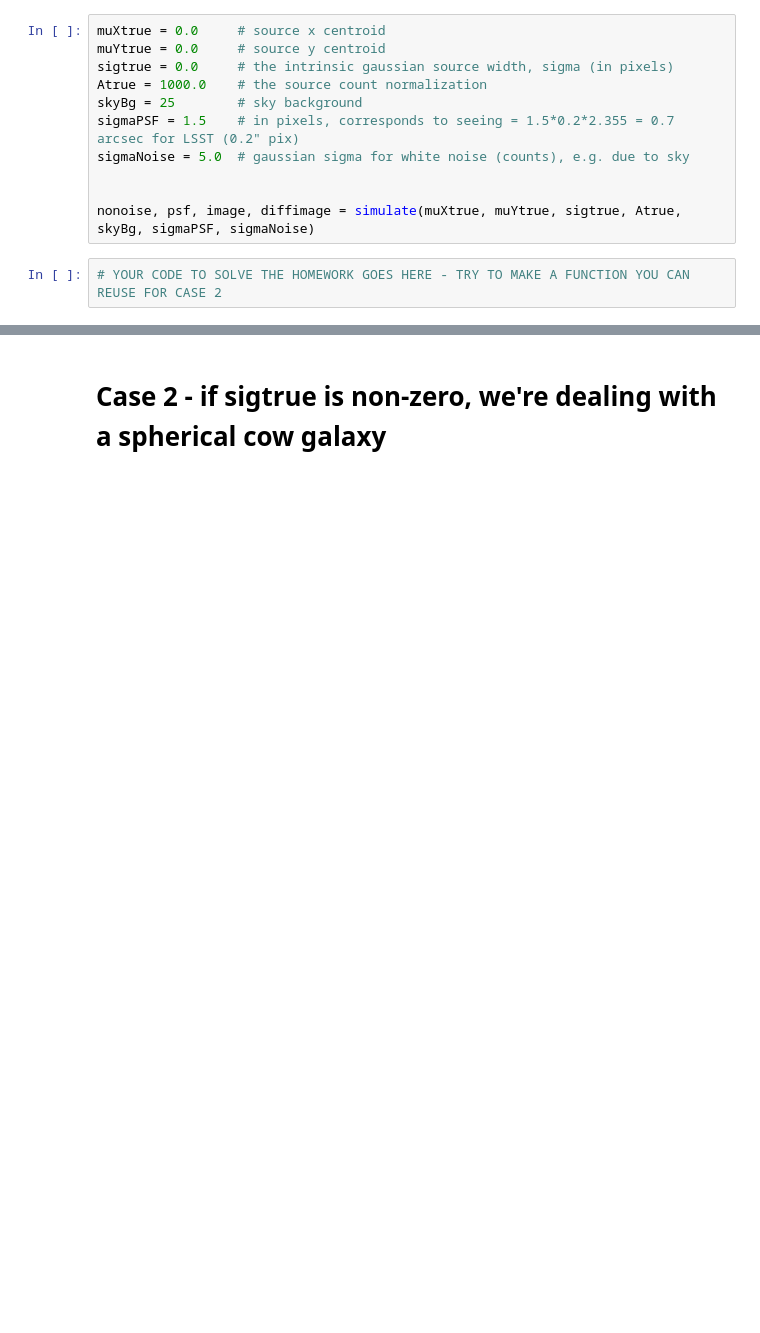
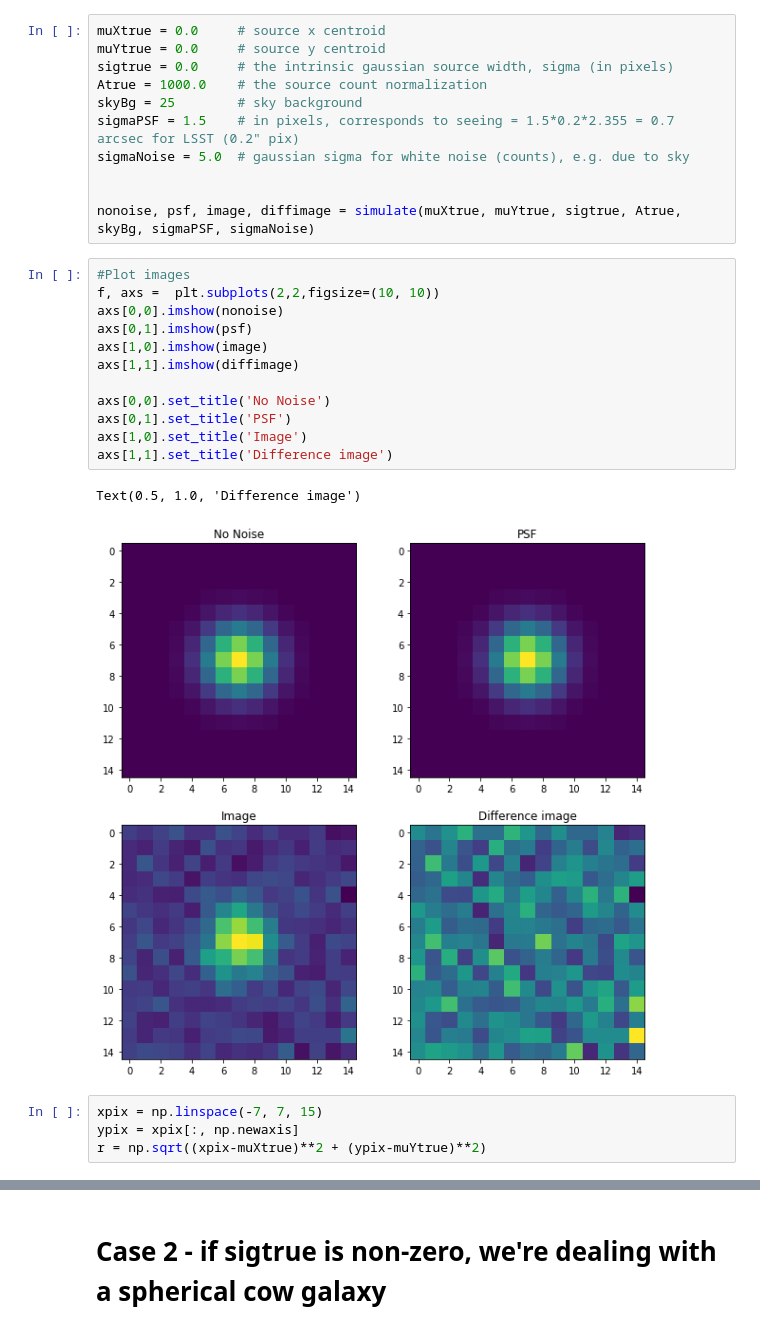
Before and after one commit to gnarayan/ast596_2020_Spring, a Jupyter notebook: homework/SreevaniJarugula/Homework02/homework02.ipynb, the cells around one changed output, grey strips where cells are left out. Drawn from its saved outputs; the diff is of its cells as text; blank space fills up the shorter version.

```diff
--- a/homework/SreevaniJarugula/Homework02/homework02.ipynb
+++ b/homework/SreevaniJarugula/Homework02/homework02.ipynb
@@ -508,5 +520,22 @@ sigmaNoise = 5.0  # gaussian sigma for white noise (counts), e.g. due to sky
 
 
 nonoise, psf, image, diffimage = simulate(muXtrue, muYtrue, sigtrue, Atrue, skyBg, sigmaPSF, sigmaNoise)
-# %%
-# YOUR CODE TO SOLVE THE HOMEWORK GOES HERE - TRY TO MAKE A FUNCTION YOU CAN REUSE FOR CASE 2
+# %%
+#Plot images
+f, axs =  plt.subplots(2,2,figsize=(10, 10))
+axs[0,0].imshow(nonoise)
+axs[0,1].imshow(psf)
+axs[1,0].imshow(image)
+axs[1,1].imshow(diffimage)
+
+axs[0,0].set_title('No Noise')
+axs[0,1].set_title('PSF')
+axs[1,0].set_title('Image')
+axs[1,1].set_title('Difference image')
+# %% [output]
+Text(0.5, 1.0, 'Difference image')
+[figure, added]
+# %%
+xpix = np.linspace(-7, 7, 15)
+ypix = xpix[:, np.newaxis]
+r = np.sqrt((xpix-muXtrue)**2 + (ypix-muYtrue)**2)
```
Also changed, not shown: parts of 13 cells of this notebook.
